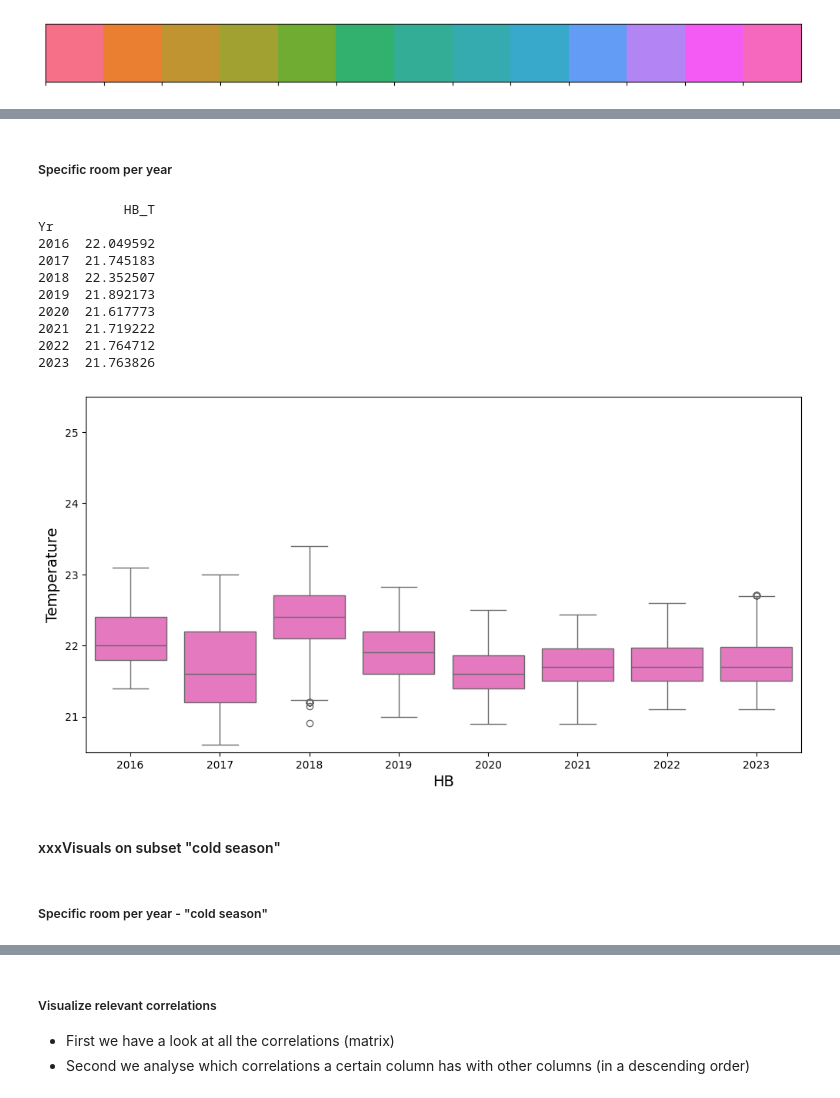
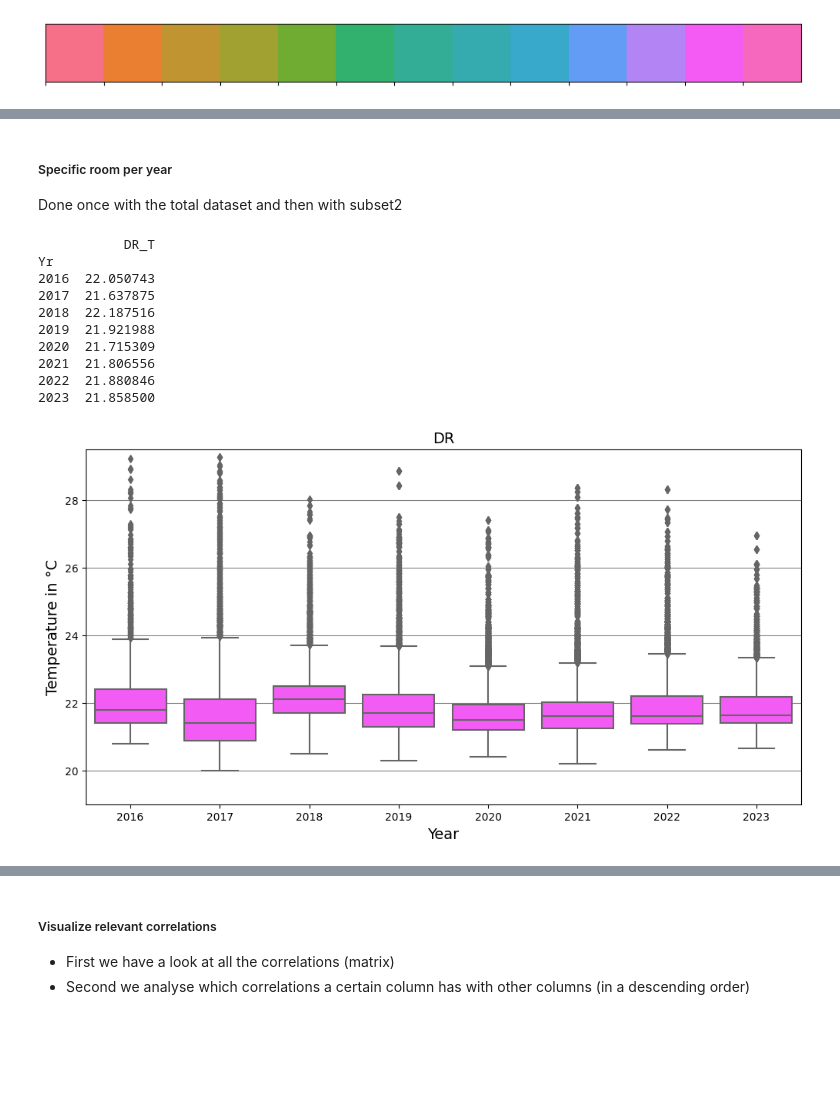
Before and after one commit to anemac1/BA_code, a Jupyter notebook: 31_analyse_basic.ipynb, the cells around one changed output, grey strips where cells are left out. Saved outputs shown, nothing was run; the diff lists cells and outputs as text; code cells hidden in the pictures; blank space fills up the shorter version.

```diff
--- a/31_analyse_basic.ipynb
+++ b/31_analyse_basic.ipynb
@@ -144,9 +173,11 @@ plt.show()
 # %% [markdown]
 ##### Specific room per year
+
+Done once with the total dataset and then with subset2
 # %%
 # Define specific room (=column)
 ######
-cn = 'HB'
+cn = 'DR' #CR #################change name!!!
 ######
 cnm = cn+'_T'
 # updating our dataFrame to have only one column as rest all columns are of no use for us at the moment
@@ -157,47 +188,49 @@ df_short = df[cnm].to_frame()
 # set date column as index
 df_short = df_short.set_index(pd.DatetimeIndex(pd.to_datetime(df.iloc[:, 0])))
 df_short.sort_index(inplace=True)
 #df_short = df_short.asfreq(freq='10min')
 
 df_short['Yr'] = df_short.index.year.astype('category') #building a category on the index
 #print(df_short.dtypes)
 print(df_short.groupby('Yr', sort=False, observed=False).mean())
 
 # set category not only on mean per year but separate data per category to use further
 grp = df_short.groupby(df_short['Yr'], sort=False, observed=False).mean()
 
 def meanof(grp):
     y = grp[cnm].agg('mean')
     grp['Mean_Temp'] = y
     return grp
 
 df_short_yr = df_short.groupby('Yr', observed=False).apply(meanof)
 
 '''
 ###different colours
 #my_pal = {"2016": "g", "2017": "b", "2018":"m"}
 my_pal = {yr: "r" if yr == 2018 else "b" for yr in df_short_yr.yr.unique()}
 ax = sns.boxplot(x='yr', y=cn, hue='yr', data=df_short_yr, palette=my_pal, legend=False) #(x=all_data.index, y=all_data.columns, data=all_data)
 '''
 ###one specific colour
-ax = sns.boxplot(x='Yr', y=cnm, data=df_short_yr, color='#f667c6')     #gl=darkgoldenrod; dr=#f667c6
+ax = sns.boxplot(x='Yr', y=cnm, data=df_short_yr, color='#f35cf4', dodge=False, saturation=1)     # cr='#c19632' dr='#f35cf4' #################change colors!!!
 #'''
-
-ax.set_xlabel(cn, fontsize=14)  #cnm.replace(r'_T', '')
-ax.set_ylabel("Temperature", fontsize=14)
-plt.ylim(20.5, 25.5)
+#ax.get_legend().set_visible(False)
+ax.yaxis.grid(True, color ="grey")
+ax.yaxis.set_ticks(np.arange(18, 29, 2))
+ax.set_axisbelow(True)
+ax.set_title(cn, fontsize=14)  #cnm.replace(r'_T', '')
+ax.set_xlabel("Year", fontsize=14)
+ax.set_ylabel("Temperature in °C", fontsize=14)
+plt.ylim(19, 29.5)
 plt.show()
 # %% [output]
-           HB_T
+           DR_T
 Yr
-2016  22.049592
-2017  21.745183
-2018  22.352507
-2019  21.892173
-2020  21.617773
-2021  21.719222
-2022  21.764712
-2023  21.763826
+2016  22.050743
+2017  21.637875
+2018  22.187516
+2019  21.921988
+2020  21.715309
+2021  21.806556
+2022  21.880846
+2023  21.858500
-[figure, old version]
+[figure, new version]
-# %% [markdown]
-#### xxxVisuals on subset "cold season"
@@ -220,2 +236,0 @@ plt.show()
-# %% [markdown]
-##### Specific room per year - "cold season"
```
Also changed, not shown: parts of 10 cells of this notebook, 1 other file.
